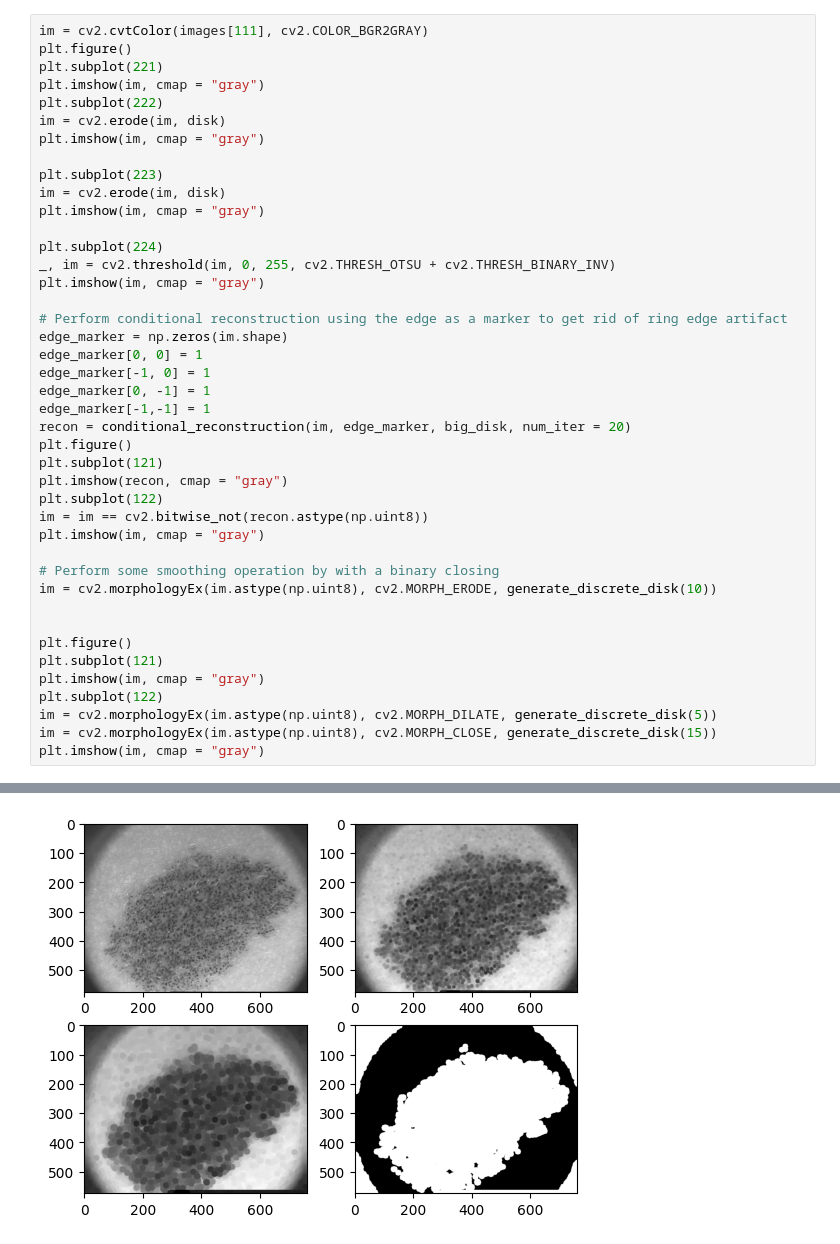
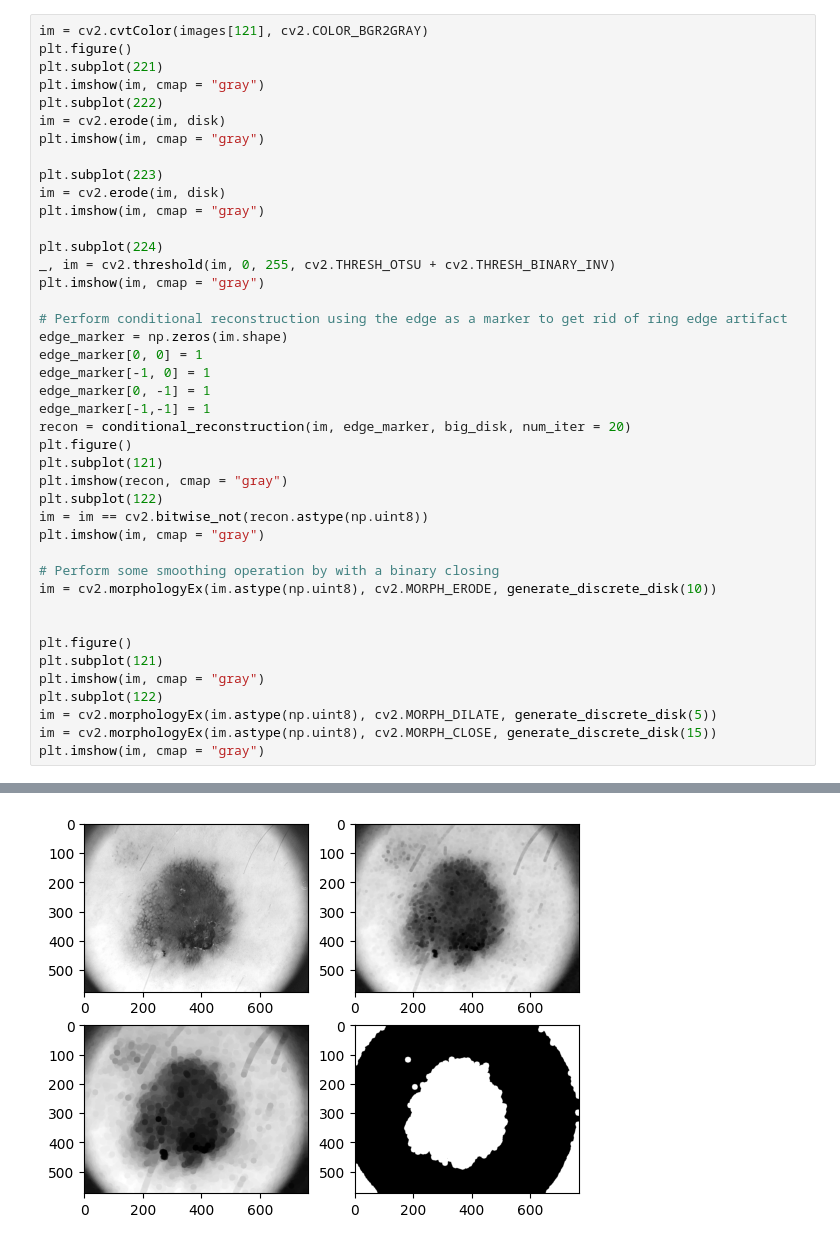
Before and after one commit to Rapuris/Medical-Image-Analysis-Spring-2024, a Jupyter notebook: skin.ipynb, the cells around one changed output, grey strips where cells are left out. Saved outputs shown, nothing was run; the diff lists cells and outputs as text.

```diff
--- a/skin.ipynb
+++ b/skin.ipynb
@@ -107,5 +168,5 @@ Discrete Disk:
 # %%
-im = cv2.cvtColor(images[111], cv2.COLOR_BGR2GRAY)
+im = cv2.cvtColor(images[121], cv2.COLOR_BGR2GRAY)
 plt.figure()
 plt.subplot(221)
 plt.imshow(im, cmap = "gray")
@@ -121,31 +182,31 @@ plt.subplot(224)
 _, im = cv2.threshold(im, 0, 255, cv2.THRESH_OTSU + cv2.THRESH_BINARY_INV)
 plt.imshow(im, cmap = "gray")
 
 # Perform conditional reconstruction using the edge as a marker to get rid of ring edge artifact
 edge_marker = np.zeros(im.shape)
 edge_marker[0, 0] = 1
 edge_marker[-1, 0] = 1
 edge_marker[0, -1] = 1
 edge_marker[-1,-1] = 1
 recon = conditional_reconstruction(im, edge_marker, big_disk, num_iter = 20)
 plt.figure()
 plt.subplot(121)
 plt.imshow(recon, cmap = "gray")
 plt.subplot(122)
 im = im == cv2.bitwise_not(recon.astype(np.uint8))
 plt.imshow(im, cmap = "gray")
 
 # Perform some smoothing operation by with a binary closing
 im = cv2.morphologyEx(im.astype(np.uint8), cv2.MORPH_ERODE, generate_discrete_disk(10))
 
 
 plt.figure()
 plt.subplot(121)
 plt.imshow(im, cmap = "gray")
 plt.subplot(122)
 im = cv2.morphologyEx(im.astype(np.uint8), cv2.MORPH_DILATE, generate_discrete_disk(5))
 im = cv2.morphologyEx(im.astype(np.uint8), cv2.MORPH_CLOSE, generate_discrete_disk(15))
 plt.imshow(im, cmap = "gray")
 # %% [output]
 <matplotlib.image.AxesImage at 0x...>
-[figure, old version]
+[figure, new version]
```
Also changed, not shown: parts of 11 cells of this notebook.
